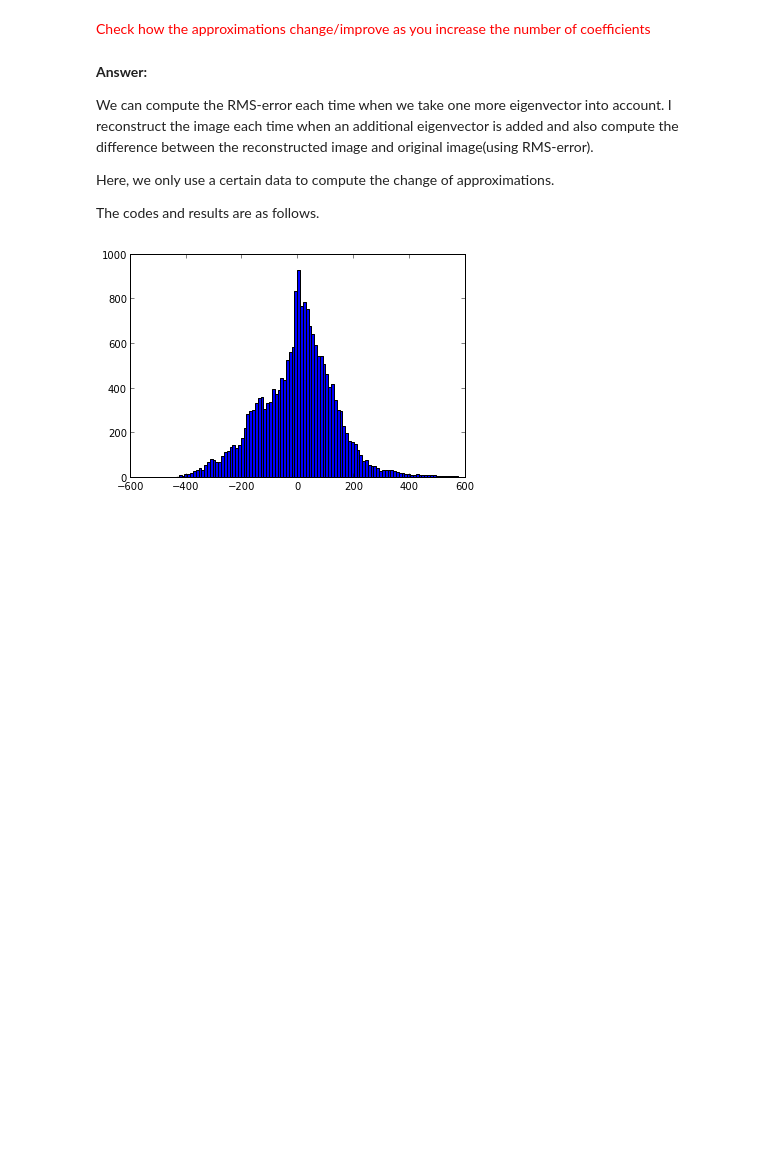
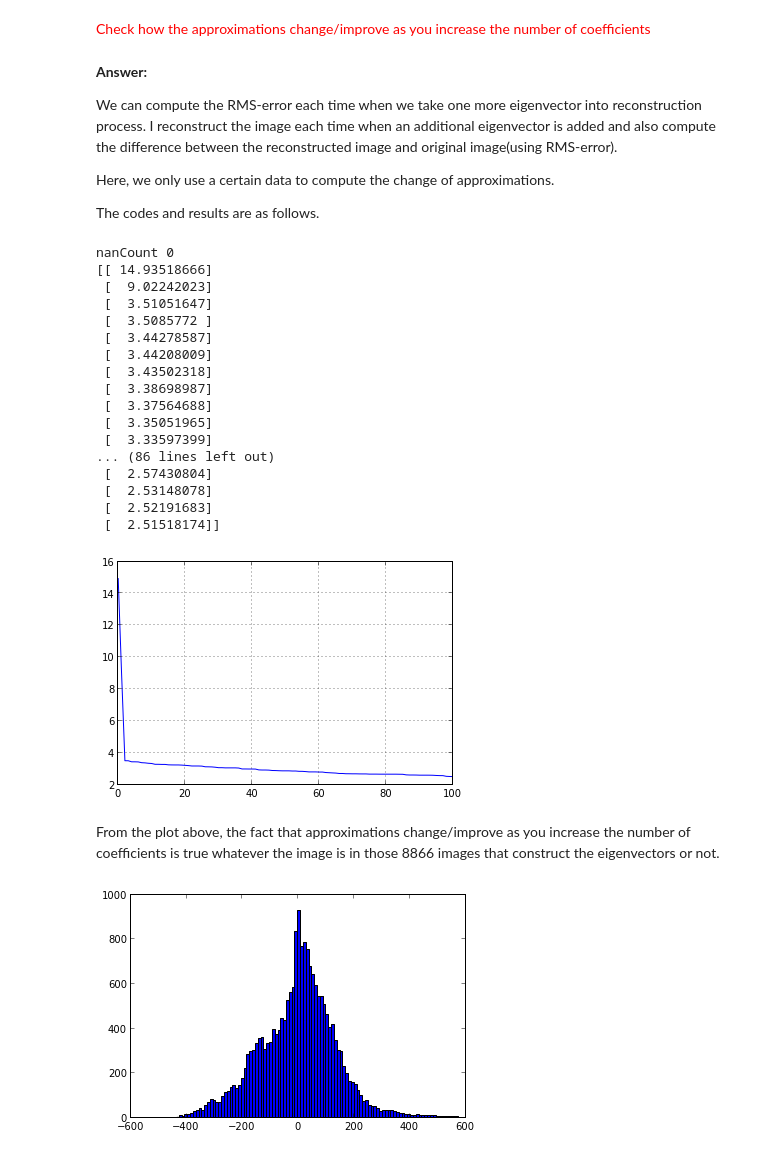
Before and after one commit to lovinganfield/UCSD_BigData, a Jupyter notebook: notebooks/weather/Weather Analysis.ipynb, the cells around one changed output. Cells and saved outputs as stored; diff of their text form; code cells hidden in the pictures; blank space fills up the shorter version.

```diff
--- a/notebooks/weather/Weather Analysis.ipynb
+++ b/notebooks/weather/Weather Analysis.ipynb
@@ -656,7 +659,7 @@ plot_reconstructions(range(50,100),rows=7,columns=3)
 # %% [markdown]
 **Answer:**
 
-We can compute the RMS-error each time when we take one more eigenvector into account. I reconstruct the image each time when an additional eigenvector is added and also compute the difference between the reconstructed image and original image(using RMS-error).
+We can compute the RMS-error each time when we take one more eigenvector into reconstruction process. I reconstruct the image each time when an additional eigenvector is added and also compute the difference between the reconstructed image and original image(using RMS-error).
 
 Here, we only use a certain data to compute the change of approximations.
 
@@ -677,3 +667,52 @@ print np.dot(mean-origin,mean-origin)
+# %%
+#print shape(Eig)
+#print shape(Prod)
+
+im = 50
+numEigen = shape(Eig)[1]
+error = np.zeros([numEigen+1,1])
+mean = Mean[:,np.newaxis].T
+origin = np.matrix(Djoined.ix[im,1:365])
+nanCount = 0
+for i in range(365):
+    if isnan(origin[0,i])==True:
+        nanCount = nanCount+1
+        origin[0,i] = 0
+print "nanCount",nanCount
+
+recon = mean
+diff = np.array(recon-origin)[0,:]
+#print diff
+error[0,0] = np.sqrt(np.dot(diff,diff)/len(diff))
+for i in range(1,numEigen+1):
+    recon = recon + Eig[:,i-1].T*Prod[im,i-1]
+    diff = np.array(recon-origin)[0,:]
+    error[i,0]= np.sqrt(np.dot(diff,diff)/len(diff))    # compute the RMS-error
+
+#print error
+plot(error);
+grid()
+# %% [output]
+nanCount 0
+[[ 14.93518666]
+ [  9.02242023]
+ [  3.51051647]
+ [  3.5085772 ]
+ [  3.44278587]
+ [  3.44208009]
+ [  3.43502318]
+ [  3.38698987]
+ [  3.37564688]
+ [  3.35051965]
+ [  3.33597399]
+... (86 lines left out)
+ [  2.57430804]
+ [  2.53148078]
+ [  2.52191683]
+ [  2.51518174]]
+[figure, added]
+# %% [markdown]
+From the plot above, the fact that approximations change/improve as you increase the number of coefficients is true whatever the image is in those 8866 images that construct the eigenvectors or not.
 # %%
 hist(Djoined.ix[:,'V0'],bins=100);
 # %% [output]
```
Also changed, not shown: parts of 16 cells of this notebook.
